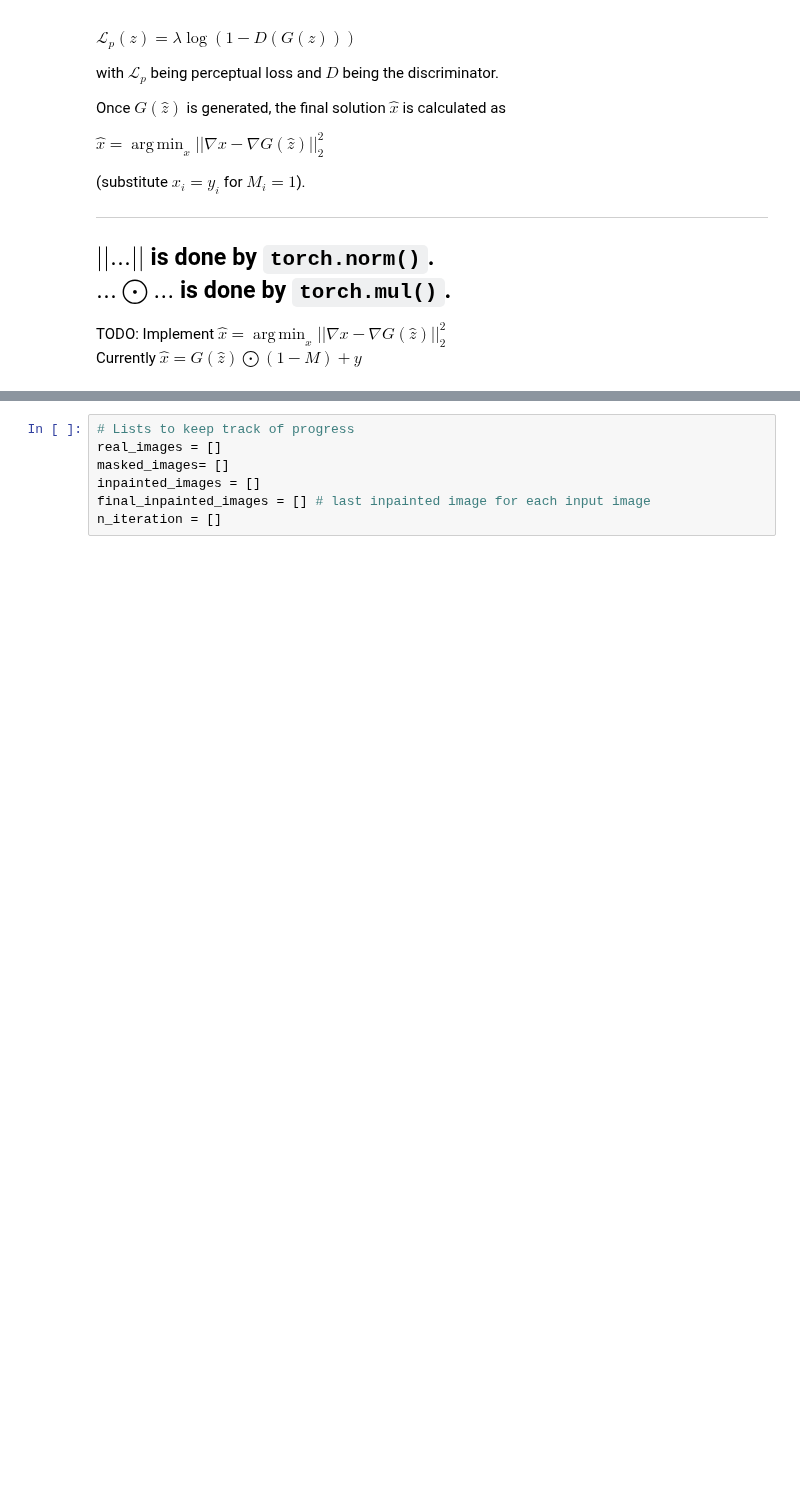
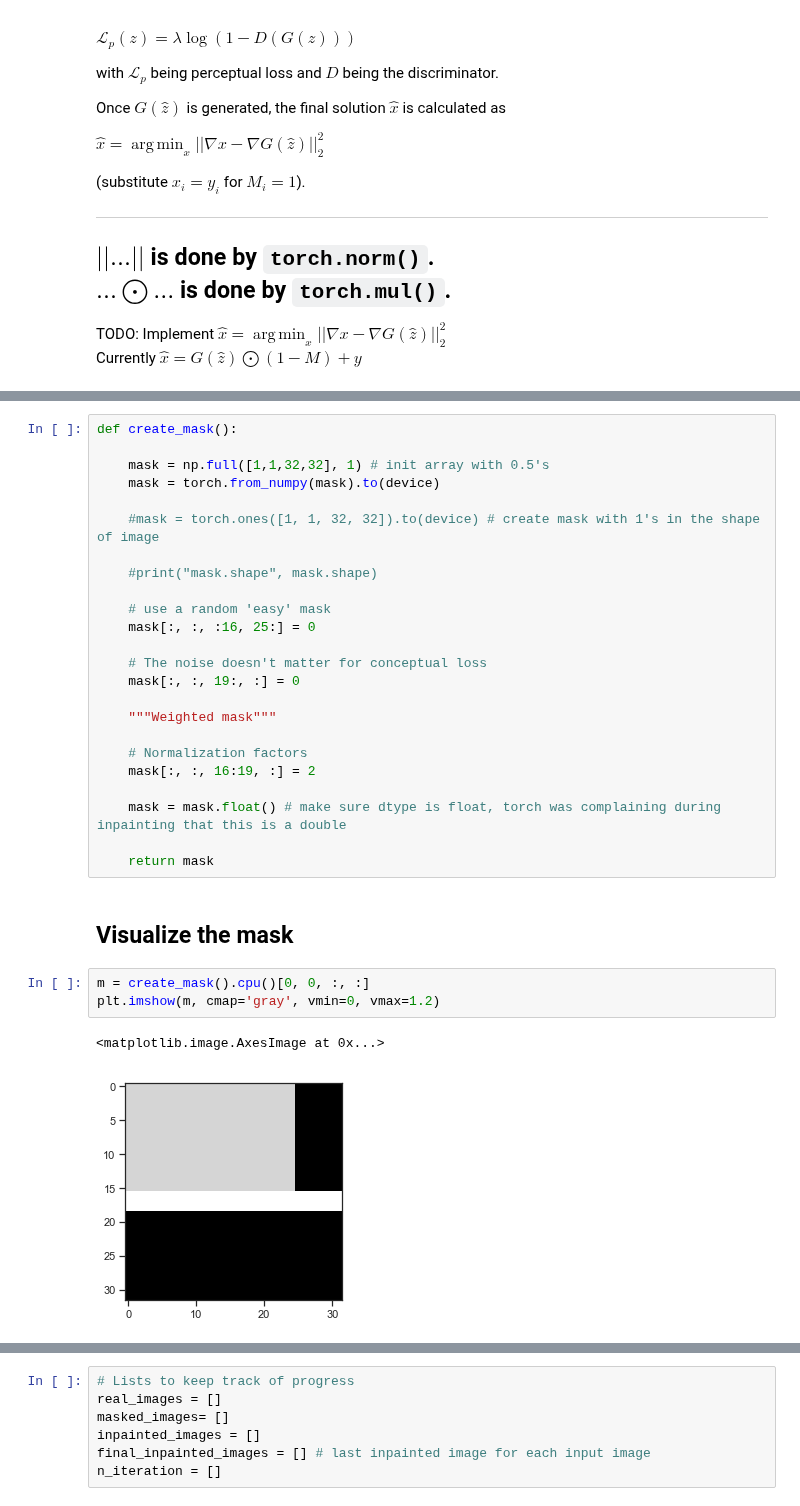
Before and after one commit to deKeijzer/SRON-DCGAN, a Jupyter notebook: notebooks/inpainting.ipynb, the cells around one changed output, grey strips where cells are left out. Saved outputs shown, nothing was run; the diff lists cells and outputs as text; blank space fills up the shorter version.

```diff
--- a/notebooks/inpainting.ipynb
+++ b/notebooks/inpainting.ipynb
@@ -250,0 +279,32 @@ Currently $\hat{x} = G(\hat{z}) \bigodot (1 -M)+y$
+# %%
+def create_mask():
+
+    mask = np.full([1,1,32,32], 1) # init array with 0.5's
+    mask = torch.from_numpy(mask).to(device)
+
+    #mask = torch.ones([1, 1, 32, 32]).to(device) # create mask with 1's in the shape of image
+
+    #print("mask.shape", mask.shape)
+
+    # use a random 'easy' mask
+    mask[:, :, :16, 25:] = 0
+
+    # The noise doesn't matter for conceptual loss
+    mask[:, :, 19:, :] = 0
+
+    """Weighted mask"""
+
+    # Normalization factors
+    mask[:, :, 16:19, :] = 2
+
+    mask = mask.float() # make sure dtype is float, torch was complaining during inpainting that this is a double
+
+    return mask
+# %% [markdown]
+## Visualize the mask
+# %%
+m = create_mask().cpu()[0, 0, :, :]
+plt.imshow(m, cmap='gray', vmin=0, vmax=1.2)
+# %% [output]
+<matplotlib.image.AxesImage at 0x...>
+[figure, added]
```
Also changed, not shown: parts of 16 cells of this notebook, 29 other files.
